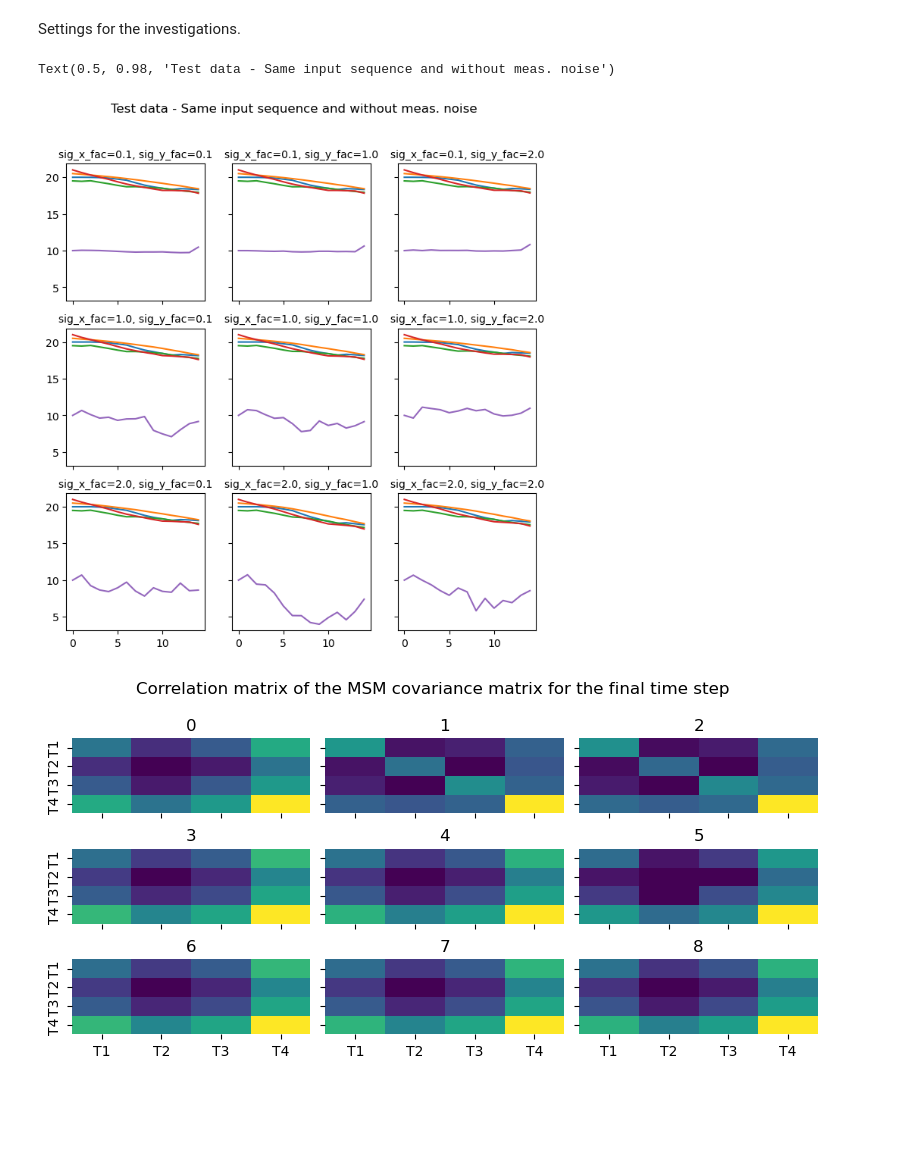
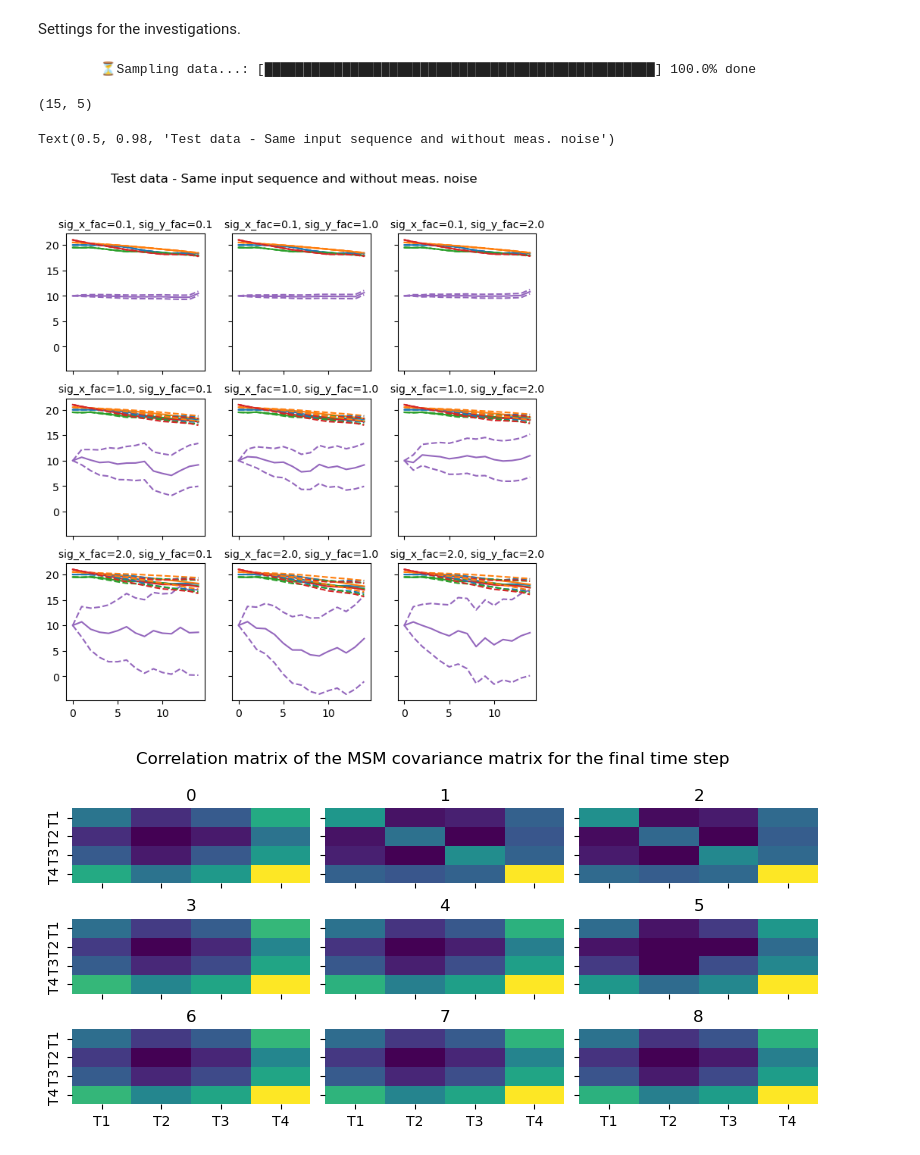
Before and after one commit to 4flixt/2023_Stochastic_MSM, a Jupyter notebook: results/sid_meta_building.ipynb, the cells around one changed output. Saved outputs shown, nothing was run; the diff lists cells and outputs as text; code cells hidden in the pictures; blank space fills up the shorter version.

```diff
--- a/results/sid_meta_building.ipynb
+++ b/results/sid_meta_building.ipynb
@@ -69,6 +74,7 @@ for sig_x_fac_i, sig_y_fac_i in investigations:
 
 
 test_data = []
+test_data_true_cov = []
 
 # Generate the same input sequence for all test cases
 random_input_sequence = random_input.gen_sequence(settings['N']+settings['T_ini'])
@@ -90,6 +96,7 @@ for sig_x_fac_i, sig_y_fac_i in investigations:
         sig_x=base_sig_x*sig_x_fac_i,
         sig_y=0,
         dt=sys_generator.dt,
+        P0 = np.zeros((5,5)),
         case_kwargs={
             'state_feedback': settings['state_feedback'],
             'x0': x0_test
@@ -98,19 +105,30 @@ for sig_x_fac_i, sig_y_fac_i in investigations:
 
     # Generate test data
     test_data.append(sid.DataGenerator(sys_generator_wo_meas_noise, test_data_setup, sequence_input))
+# %% [output]
+        ⏳Sampling data...: [██████████████████████████████████████████████████] 100.0% done
+# %%
+std = np.sqrt(np.diagonal(test_data[0].sim_results[0].P, axis1=1, axis2=2))
+# %% [output]
+(15, 5)
 # %%
 fig, ax = plt.subplots(3, 3, figsize=(8, 8), sharex=True, sharey=True)
 
 for i, test_data_i in enumerate(test_data):
     k,j = np.unravel_index(i, (3,3))
+    std = np.sqrt(np.diagonal(test_data_i.sim_results[0].P, axis1=1, axis2=2))
 
     ax[k,j].plot(test_data_i.sim_results[0].x)
+    ax[k,j].set_prop_cycle(None)
+    ax[k,j].plot(test_data_i.sim_results[0].x+3*std, linestyle='--')
+    ax[k,j].set_prop_cycle(None)
+    ax[k,j].plot(test_data_i.sim_results[0].x-3*std, linestyle='--')
     ax[k,j].set_title(f'sig_x_fac={investigations[i][0]}, sig_y_fac={investigations[i][1]}', fontsize=10)
 
 fig.suptitle('Test data - Same input sequence and without meas. noise')
 # %% [output]
 Text(0.5, 0.98, 'Test data - Same input sequence and without meas. noise')
-[figure, old version]
+[figure, new version]
 # %%
 %%capture
 
```
Also changed, not shown: parts of 8 cells of this notebook.
